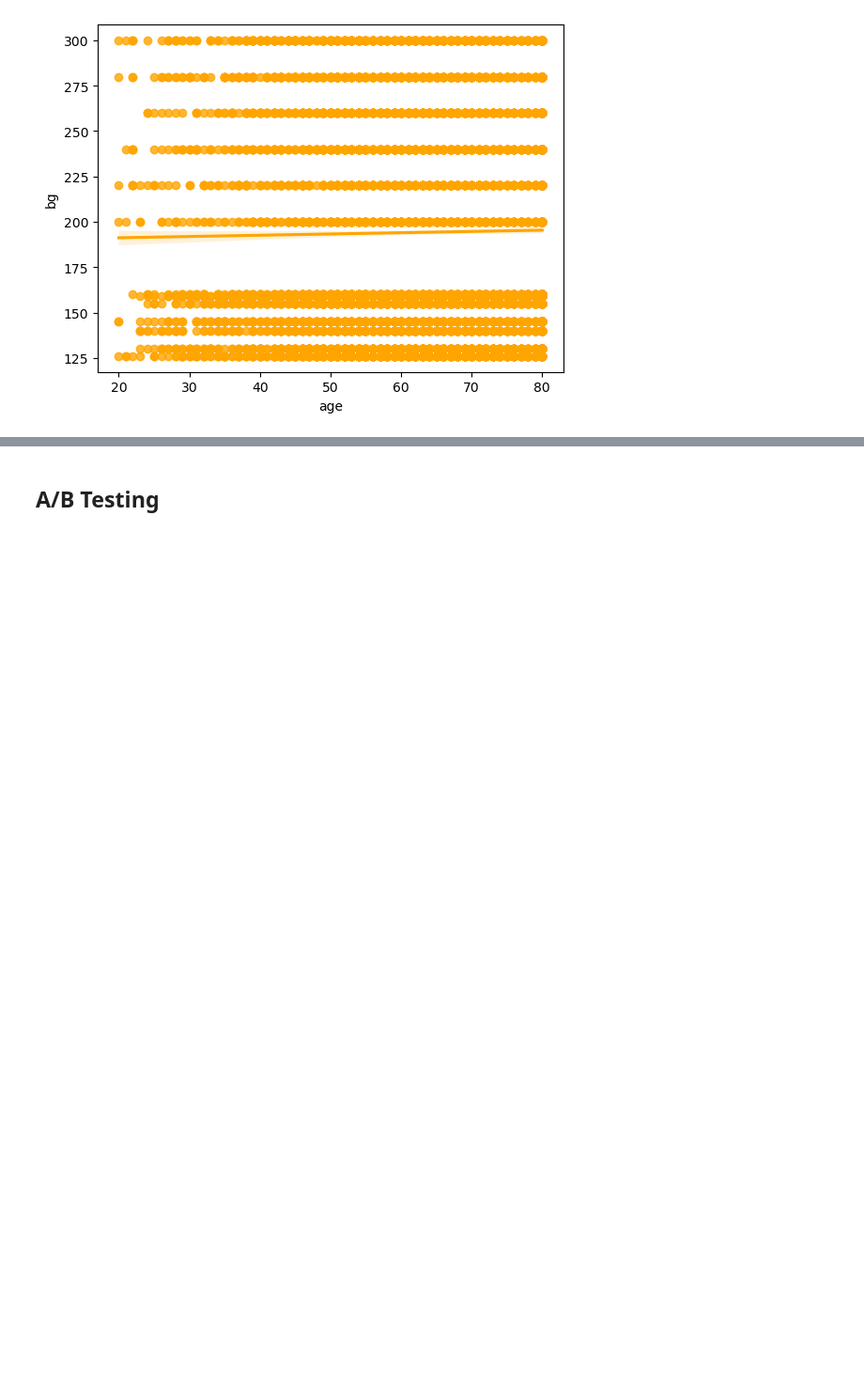
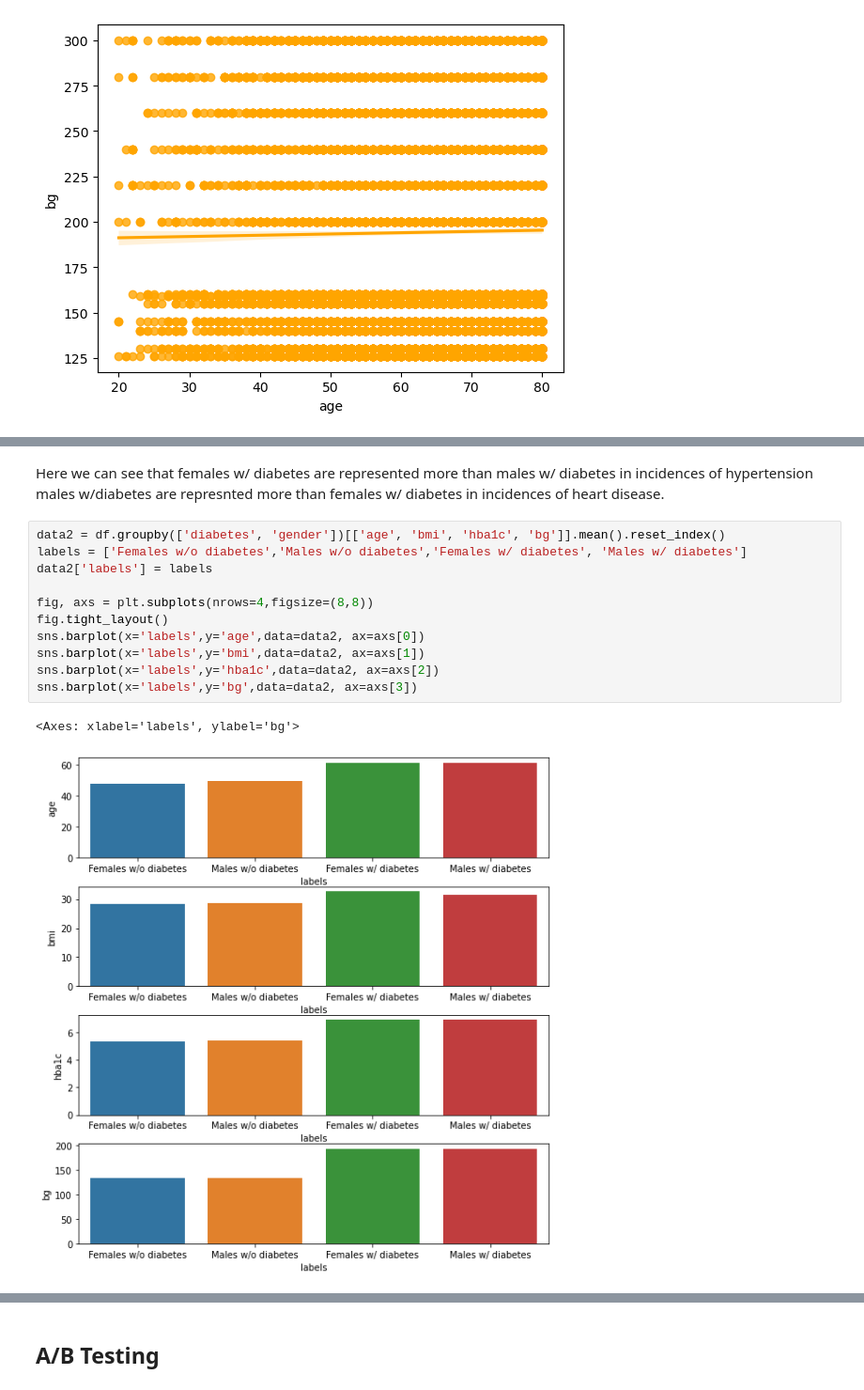
Before and after one commit to harshi-saha/cogs108-project, a Jupyter notebook: EDACheckpoint_group014.ipynb, the cells around one changed output, grey strips where cells are left out. Shown at 94% size. Drawn from its saved outputs; the diff is of its cells as text; blank space fills up the shorter version.

```diff
--- a/EDACheckpoint_group014.ipynb
+++ b/EDACheckpoint_group014.ipynb
@@ -252,0 +333,16 @@ sns.regplot(x='age', y='bg', data=df[df['diabetes'] == 1], color='orange')
+# %% [markdown]
+Here we can see that females w/ diabetes are represented more than males w/ diabetes in incidences of hypertension males w/diabetes are represnted more than females w/ diabetes in incidences of heart disease.
+# %%
+data2 = df.groupby(['diabetes', 'gender'])[['age', 'bmi', 'hba1c', 'bg']].mean().reset_index()
+labels = ['Females w/o diabetes','Males w/o diabetes','Females w/ diabetes', 'Males w/ diabetes']
+data2['labels'] = labels
+
+fig, axs = plt.subplots(nrows=4,figsize=(8,8))
+fig.tight_layout()
+sns.barplot(x='labels',y='age',data=data2, ax=axs[0])
+sns.barplot(x='labels',y='bmi',data=data2, ax=axs[1])
+sns.barplot(x='labels',y='hba1c',data=data2, ax=axs[2])
+sns.barplot(x='labels',y='bg',data=data2, ax=axs[3])
+# %% [output]
+<Axes: xlabel='labels', ylabel='bg'>
+[figure, added]
```
Also changed, not shown: parts of 15 cells of this notebook.
